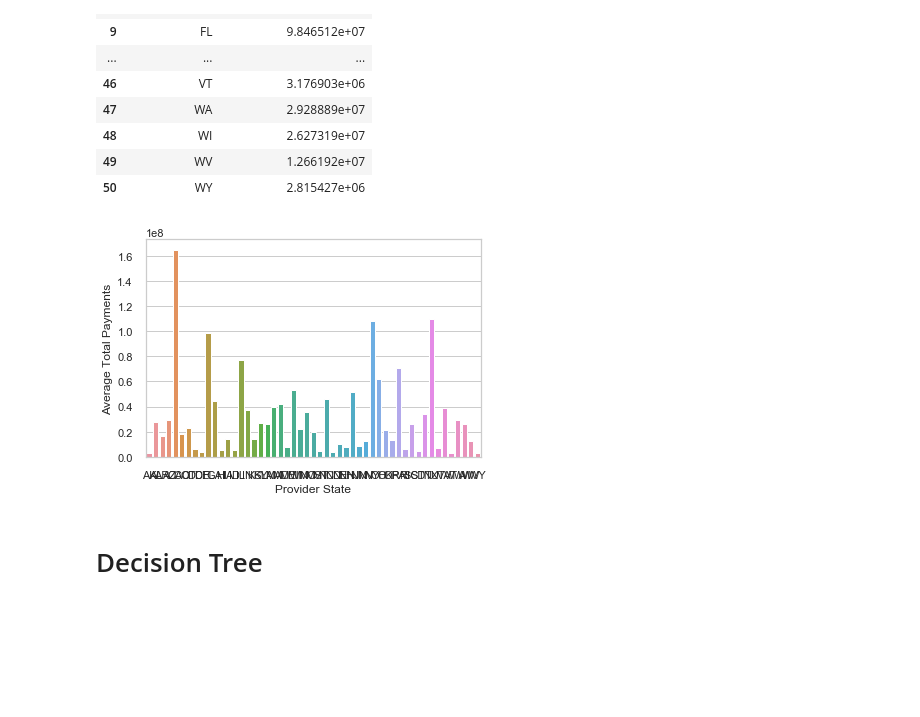
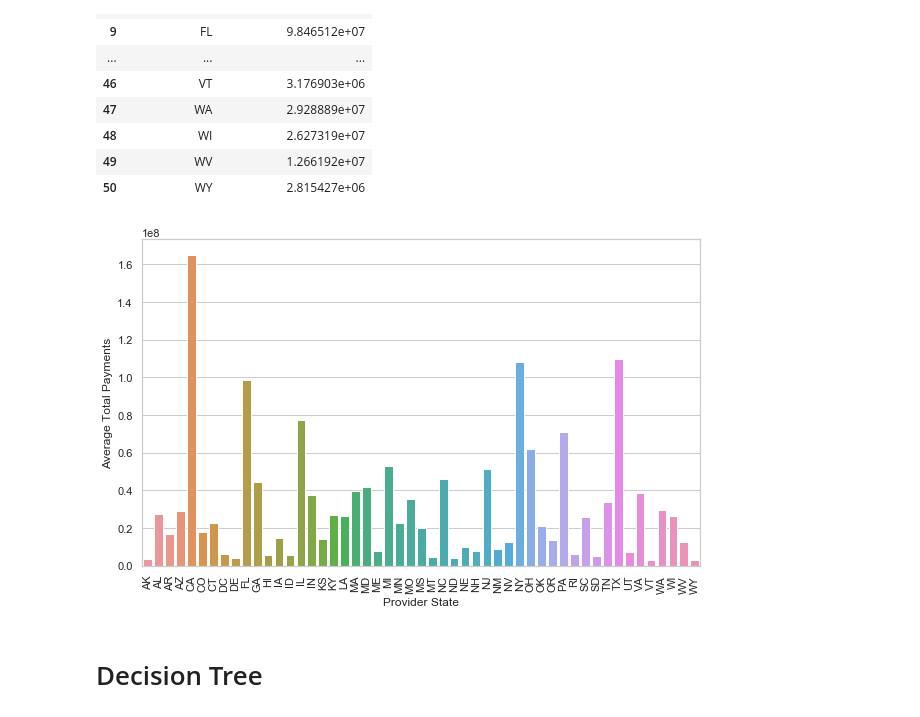
Before and after one commit to MBCoder123/DataMineProject, a Jupyter notebook: Project.ipynb, the cells around one changed output. Drawn from its saved outputs; the diff is of its cells as text; code cells hidden in the pictures; blank space fills up the shorter version.

```diff
--- a/Project.ipynb
+++ b/Project.ipynb
@@ -149,7 +149,8 @@ Mean: 0.7860227853436493
 <matplotlib.axes._subplots.AxesSubplot at 0x...>
 [figure]
 # %%
-Nstate = df.groupby(['Provider State'])['Average Total Payments'].sum().reset_index()
+df2 = pd.read_csv('./Inpatient_Data_2011_CSV/Medicare_Provider_Charge_Inpatient_DRG100_FY2011.csv')
+Nstate = df2.groupby(['Provider State'])['Average Total Payments'].sum().reset_index()
 Nstate
 # %% [output]
 |  | Provider State | Average Total Payments |
@@ -172,9 +173,12 @@ Nstate
 # %%
 sns.set(style="whitegrid")
 pay = Nstate
+plt.figure(figsize=(10,6))
 ax = sns.barplot(x="Provider State", y="Average Total Payments", data=pay)
+plt.xticks(rotation=90)
+plt.show()
 # %% [output]
-[figure, old version]
+[figure, new version]
 # %% [markdown]
 # Decision Tree
 # %%
```
Also changed, not shown: parts of 1 cell of this notebook.
